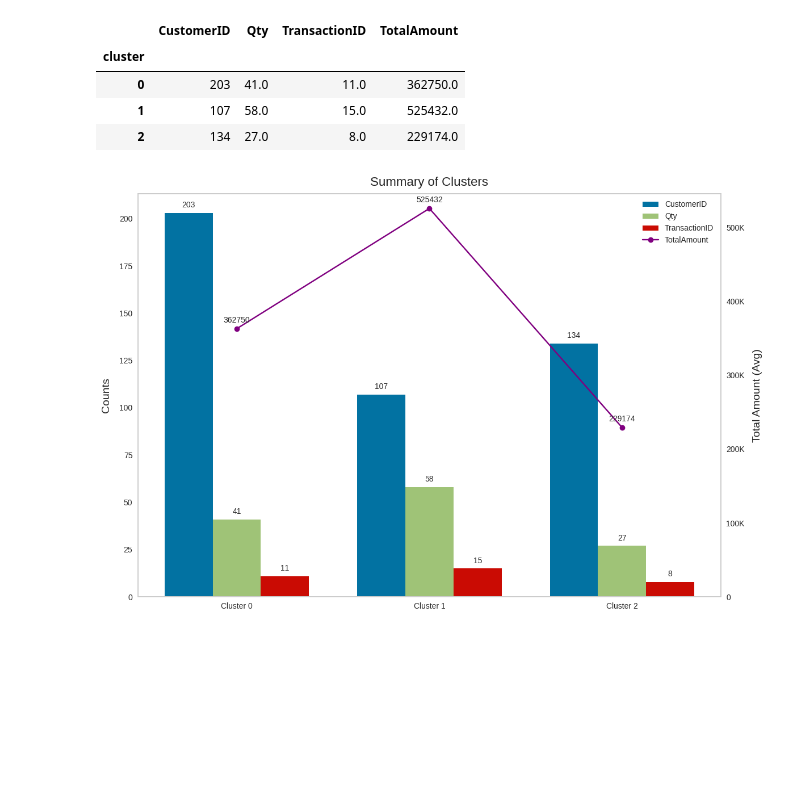
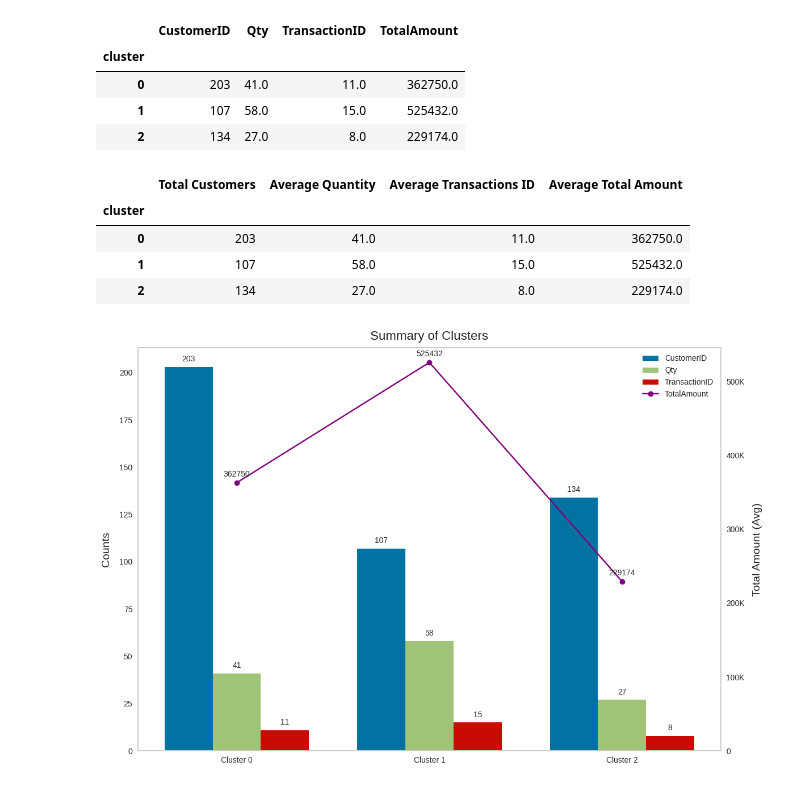
Before and after one commit to zulfaikarF99/VIX-Kalbe-Forecasting-and-Clustering, a Jupyter notebook: Final_VIX_Kalbe.ipynb, the cells around one changed output. Saved outputs shown, nothing was run; the diff lists cells and outputs as text; code cells hidden in the pictures; blank space fills up the shorter version.

```diff
--- a/Final_VIX_Kalbe.ipynb
+++ b/Final_VIX_Kalbe.ipynb
@@ -671,6 +734,20 @@ cluster_summary
 | 0 | 203 | 41.0 | 11.0 | 362750.0 |
 | 1 | 107 | 58.0 | 15.0 | 525432.0 |
 | 2 | 134 | 27.0 | 8.0 | 229174.0 |
+# %%
+cluster_summary.rename(columns={
+    'CustomerID' : 'Total Customers',
+    'Qty' : 'Average Quantity',
+    'TransactionID' : 'Average Transactions ID',
+    'TotalAmount' : 'Average Total Amount'
+
+})
+# %% [output]
+|  | Total Customers | Average Quantity | Average Transactions ID | Average Total Amount |
+| cluster |  |  |  |  |
+| 0 | 203 | 41.0 | 11.0 | 362750.0 |
+| 1 | 107 | 58.0 | 15.0 | 525432.0 |
+| 2 | 134 | 27.0 | 8.0 | 229174.0 |
 # %%
 plt.rc('axes', grid=False)
 
```
Also changed, not shown: parts of 30 cells of this notebook.
